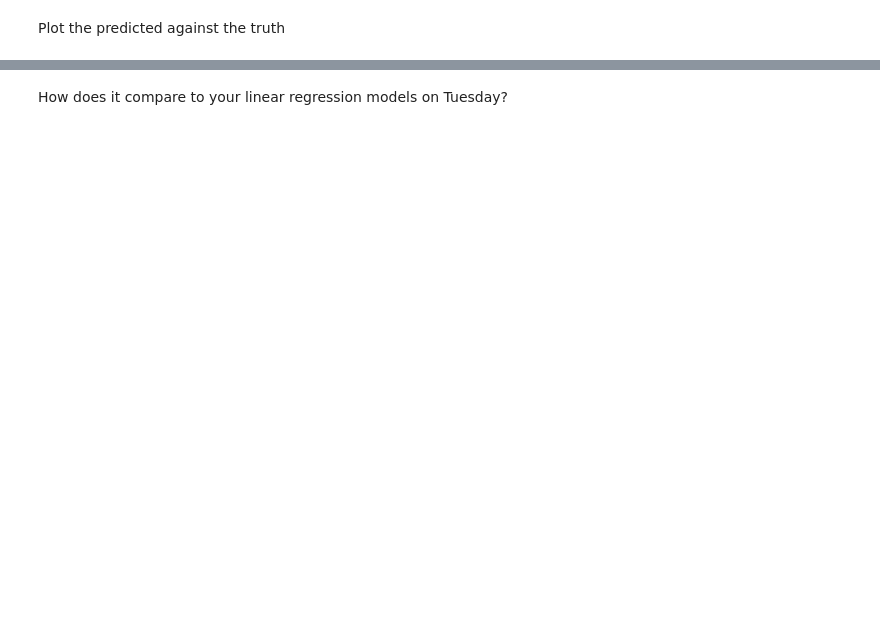
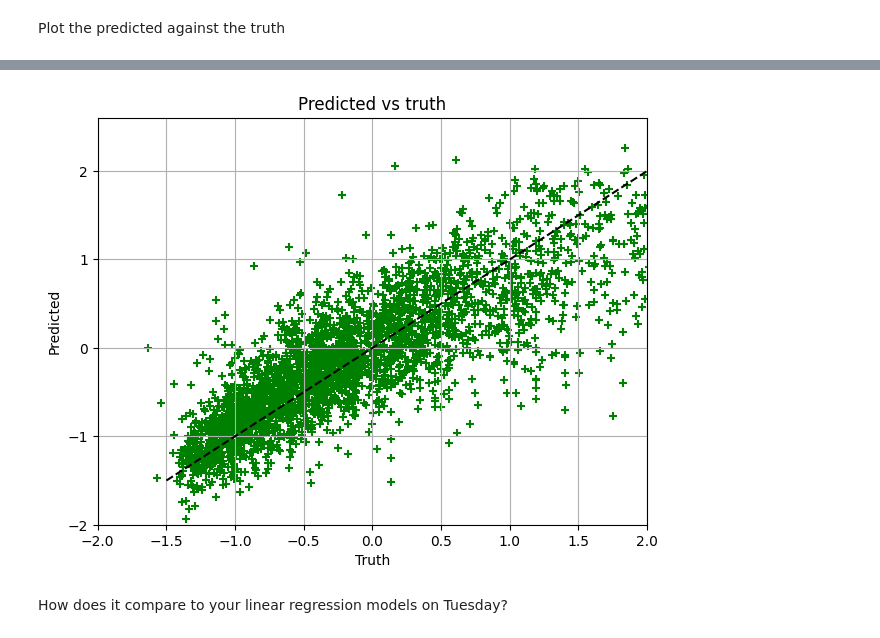
Before and after one commit to leharlow02-glitch/supervised_machine_learning_tutorials, a Jupyter notebook: 3_deeplearning/3-DeepLearning_HousePrice.ipynb, the cells around one changed output, grey strips where cells are left out. Saved outputs shown, nothing was run; the diff lists cells and outputs as text; code cells hidden in the pictures; blank space fills up the shorter version.

```diff
--- a/3_deeplearning/3-DeepLearning_HousePrice.ipynb
+++ b/3_deeplearning/3-DeepLearning_HousePrice.ipynb
@@ -208,2 +387,15 @@ Plot the predicted against the truth
+# %%
+# Plotting predicted on the y xis and truth on the x axis
+plt.scatter(y_validation.detach().numpy(), pred_validation.detach().numpy(), color = 'green', marker = '+')
+plt.plot([-1.5, 2.5], [-1.5, 2.5], color="black", linestyle="dashed")
+plt.ylim(-2,2.6)
+plt.xlim(-2,2)
+plt.ylabel("Predicted")
+plt.xlabel("Truth")
+plt.tight_layout()
+plt.title("Predicted vs truth")
+plt.grid()
+# %% [output]
+[figure, added]
 # %% [markdown]
 How does it compare to your linear regression models on Tuesday?
```
Also changed, not shown: parts of 22 cells of this notebook.
